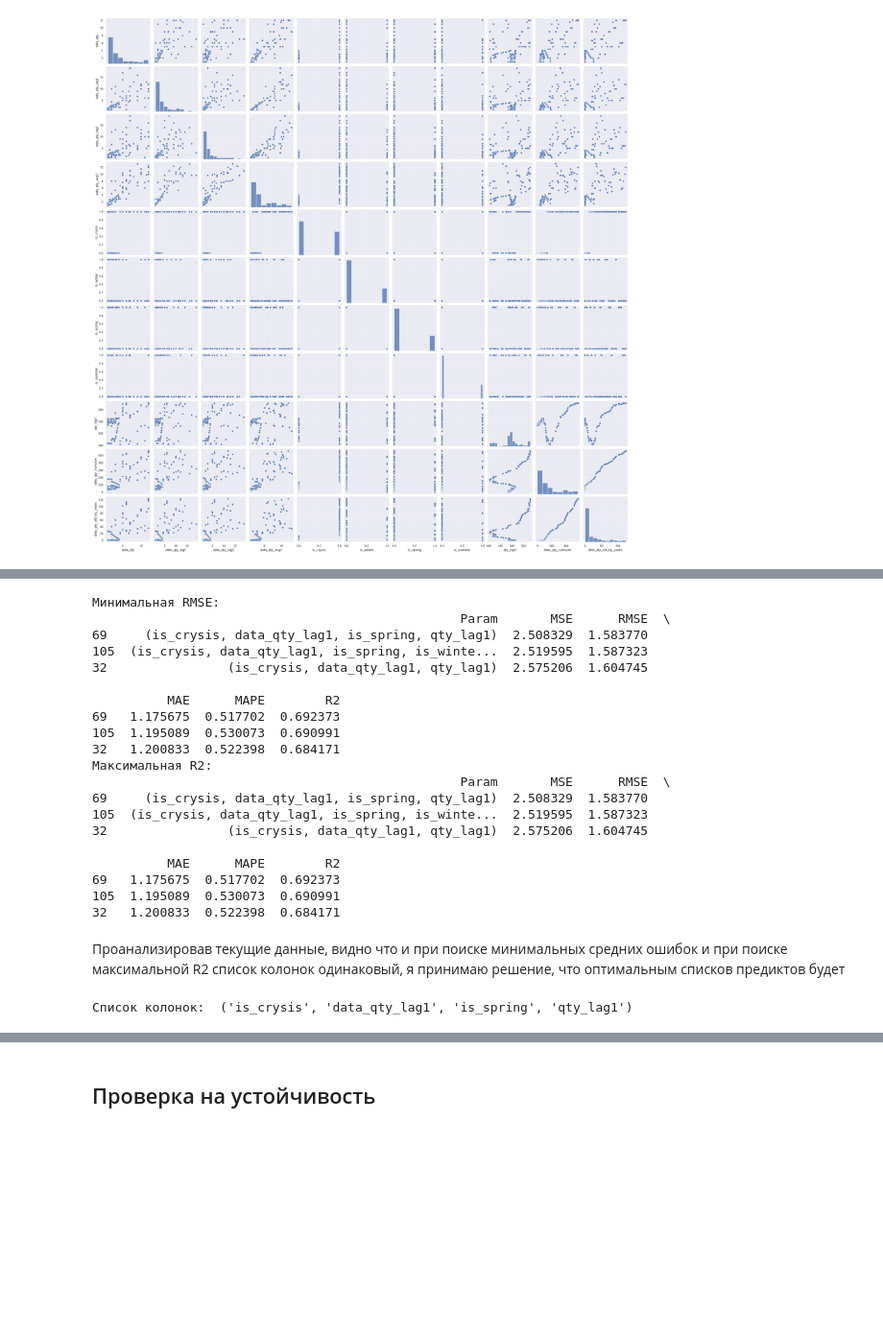
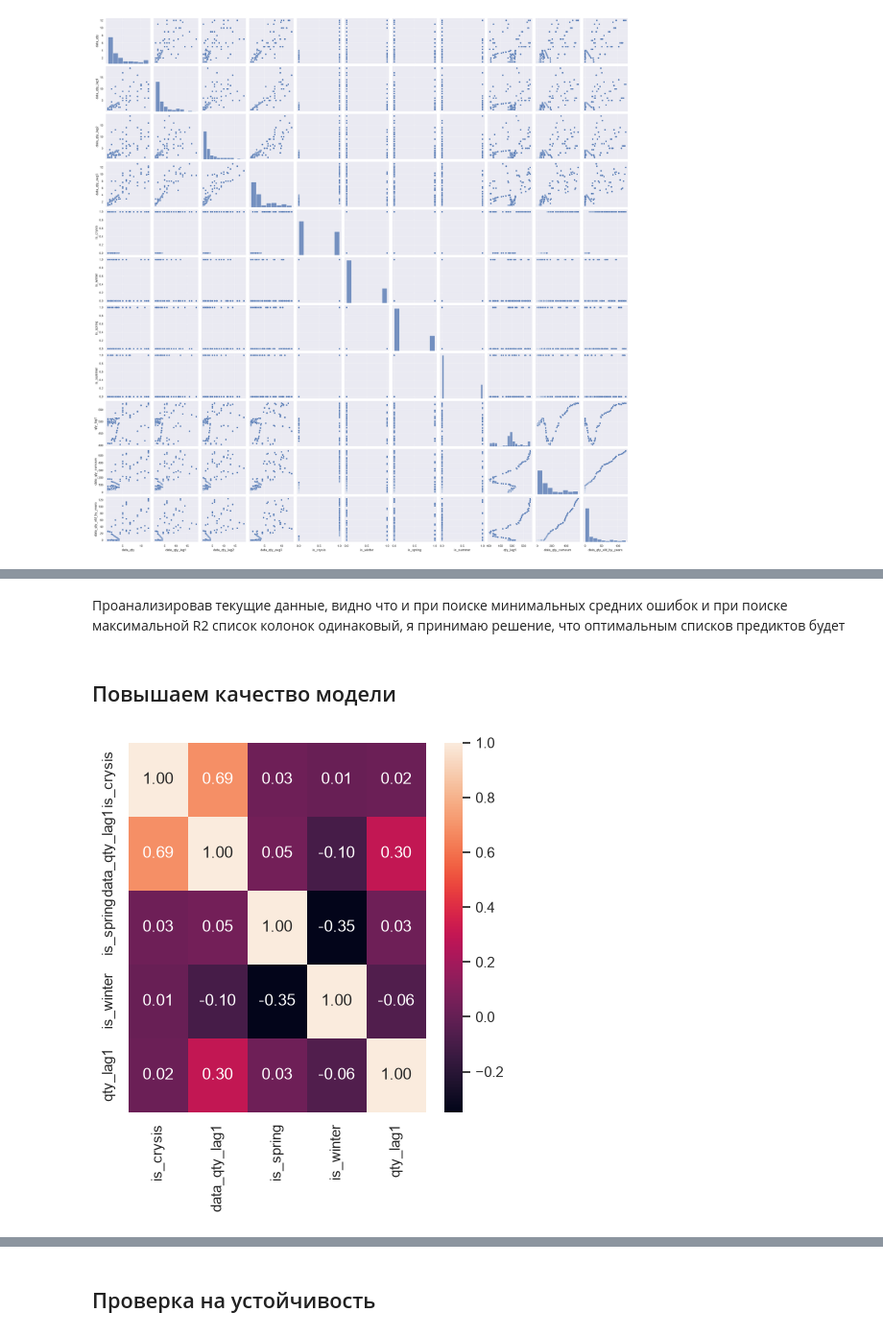
Before and after one commit to burtsevdmitry/ai-learning, a Jupyter notebook: sub-1/sub-1-2.ipynb, the cells around one changed output, grey strips where cells are left out. Shown at 96% size. Saved outputs shown, nothing was run; the diff lists cells and outputs as text; code cells hidden in the pictures; blank space fills up the shorter version.

```diff
--- a/sub-1/sub-1-2.ipynb
+++ b/sub-1/sub-1-2.ipynb
@@ -427,4 +377,4 @@ print(df_sorted_by_max_r2.head(3))
 # %%
-best_column_list_lasso = df_sorted_by_max_r2.iloc[0]["Param"]
-print("Список колонок: ", best_column_list_lasso)
+best_column_list = df_sorted_by_max_r2.iloc[0]["Param"]
+print("Список колонок: ", best_column_list)
 # %% [output]
@@ -458,39 +382,10 @@ for r in range(1, len(features_col) + 1):   # от 1 до длины списк
-# %%
-# Найдем лучшую по минимальной средней ошибке (RMSE)
-df_sorted_by_min_rmse = results.sort_values("RMSE", ascending=True)
-
-# Лучшая модель по максимальному R2
-df_sorted_by_max_r2 = results.sort_values("R2", ascending=False)
-
-print("Минимальная RMSE:")
-print(df_sorted_by_min_rmse.head(3))
-print("Максимальная R2:")
-print(df_sorted_by_max_r2.head(3))
-# %% [output]
-Минимальная RMSE:
-                                                 Param       MSE      RMSE  \
-69     (is_crysis, data_qty_lag1, is_spring, qty_lag1)  2.508329  1.583770
-105  (is_crysis, data_qty_lag1, is_spring, is_winte...  2.519595  1.587323
-32                (is_crysis, data_qty_lag1, qty_lag1)  2.575206  1.604745
-
-          MAE      MAPE        R2
-69   1.175675  0.517702  0.692373
-105  1.195089  0.530073  0.690991
-32   1.200833  0.522398  0.684171
-Максимальная R2:
-                                                 Param       MSE      RMSE  \
-69     (is_crysis, data_qty_lag1, is_spring, qty_lag1)  2.508329  1.583770
-105  (is_crysis, data_qty_lag1, is_spring, is_winte...  2.519595  1.587323
-32                (is_crysis, data_qty_lag1, qty_lag1)  2.575206  1.604745
-
-          MAE      MAPE        R2
-69   1.175675  0.517702  0.692373
-105  1.195089  0.530073  0.690991
-32   1.200833  0.522398  0.684171
 # %% [markdown]
 Проанализировав текущие данные, видно что и при поиске минимальных средних ошибок и при поиске максимальной R2 список колонок одинаковый, я принимаю решение, что оптимальным списков предиктов будет
-# %%
-best_column_list_ridge = df_sorted_by_max_r2.iloc[0]["Param"]
-print("Список колонок: ", best_column_list_ridge)
-# %% [output]
-Список колонок:  ('is_crysis', 'data_qty_lag1', 'is_spring', 'qty_lag1')
+# %% [markdown]
+## Повышаем качество модели
+# %%
+fig, ax = plt.subplots(1,1, figsize = (5,5))
+sns.heatmap(df[np.array(best_column_list_lasso).tolist()].corr(), annot = True, fmt='.2f')
+plt.show()
+# %% [output]
+[figure, added]
```
Also changed, not shown: parts of 18 cells of this notebook, 1 other file.
